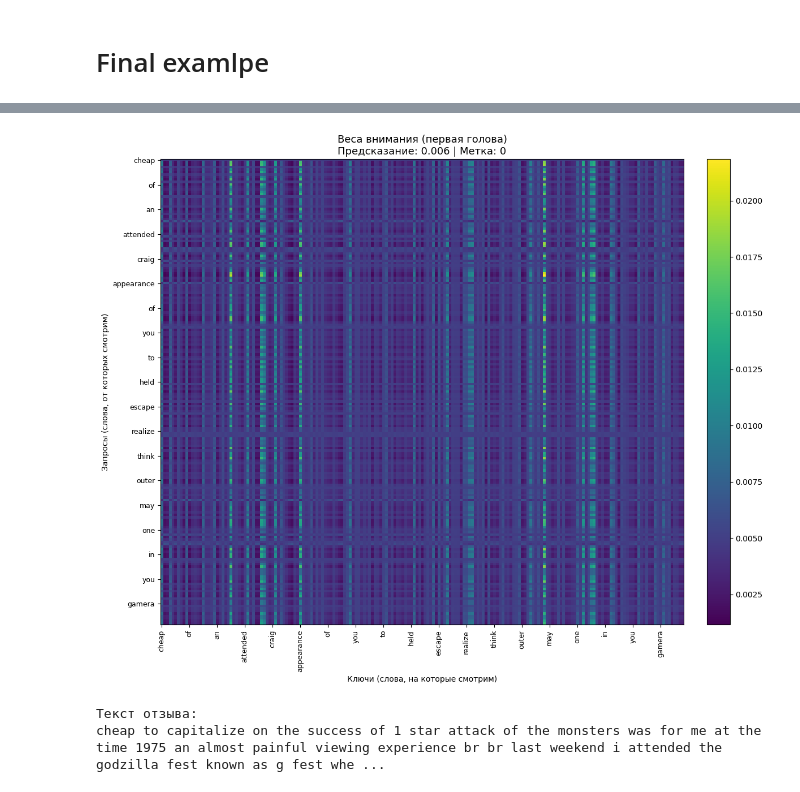
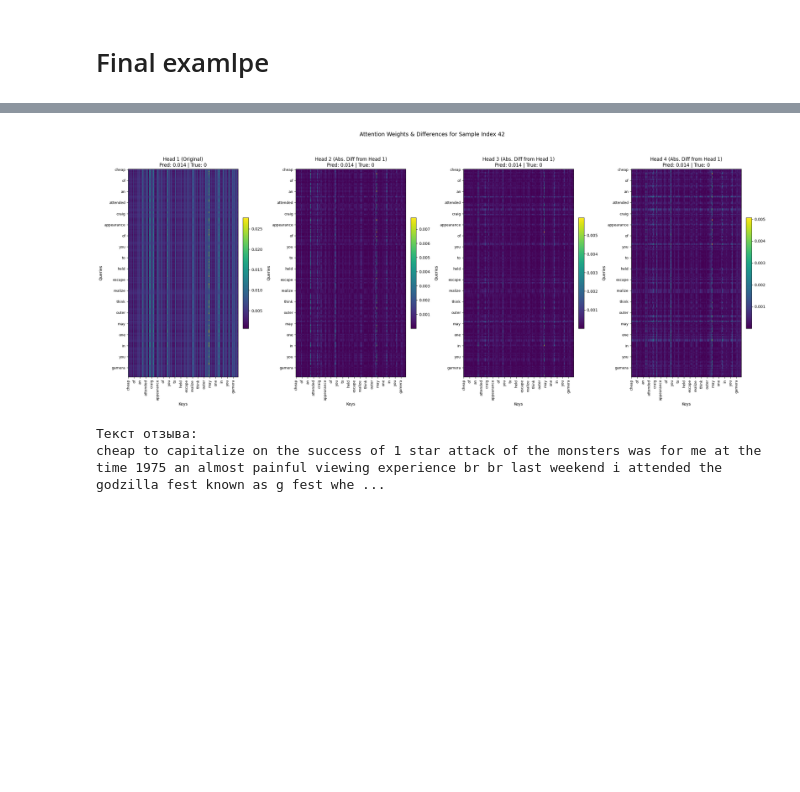
Before and after one commit to TAUforPython/machinelearning, a Jupyter notebook: example AE and Transformer attention.ipynb, the cells around one changed output, grey strips where cells are left out. Drawn from its saved outputs; the diff is of its cells as text; code cells hidden in the pictures; blank space fills up the shorter version.

```diff
--- a/example AE and Transformer attention.ipynb
+++ b/example AE and Transformer attention.ipynb
@@ -552,7 +563,7 @@ class PositionalEmbedding(layers.Layer):
         return self.token_emb(x) + self.pos_emb(positions)
 
 # ----------------------------
-# 1. Scaled Dot-Product Attention (возвращает веса!)
+# 1. Scaled Dot-Product Attention (возвращает веса!) - NO CHANGE
 # ----------------------------
 def scaled_dot_product_attention(Q, K, V, mask=None):
     matmul_qk = tf.matmul(Q, K, transpose_b=True)
@@ -603,9 +614,7 @@ class MultiHeadAttention(layers.Layer):
         output = self.Wo(concat_attention)
 
         if return_attention_weights:
-            # Возвращаем среднее по головам или первую голову — выберем первую
-            # attention_weights: (batch, num_heads, seq_len, seq_len)
-            return output, attention_weights[:, 0, :, :]  # первая голова
+            return output, attention_weights  # <<< Return all heads' weights
         return output
 
 # ----------------------------
@@ -687,7 +696,7 @@ true_label = y_test[sample_idx]
 # Получаем предсказание и веса внимания
 pred, attn_weights = model(input_seq, return_attention_weights=True)
 pred = float(pred[0, 0])
-attn_weights = attn_weights[0].numpy()  # (seq_len, seq_len)
+# attn_weights now has shape (1, num_heads, seq_len, seq_len)
 
 # Декодируем текст
 decoded = decode_review(x_test[sample_idx])
@@ -695,10 +704,11 @@ words = [w for w in decoded.split() if w != '?']
 actual_len = len(words)
 
 # Обрежем матрицу внимания до реальной длины (без padding)
-attn_trimmed = attn_weights[:actual_len, :actual_len]
+# Select the first head for this visualization, as requested initially
+attn_trimmed = attn_weights[0, 0, :actual_len, :actual_len].numpy()
 
 # Визуализация
-plt.figure(figsize=(10, 8))
+plt.figure(figsize=(10, 4))
 plt.imshow(attn_trimmed, cmap='viridis', aspect='auto')
 plt.colorbar()
 plt.title(f'Веса внимания (голова 1)\nПредсказание: {pred:.3f} | Истинный класс: {true_label}', fontsize=12)
@@ -816,7 +824,7 @@ class MultiHeadAttention(layers.Layer):
         concat_attention = tf.reshape(scaled_attention, (batch_size, -1, self.embed_dim))
         output = self.Wo(concat_attention)
         if return_weights:
-            return output, attn_weights[:, 0, :, :]  # первая голова
+            return output, attn_weights  # Return all heads' weights
         return output
 
 class TransformerBlock(layers.Layer):
@@ -887,7 +895,11 @@ if os.path.exists(model_path):
 else:
     print("Обучаем новую модель...")
     model = TransformerForAttention(maxlen, vocab_size, embedding_dim, num_heads, ff_dim)
-    model.compile(optimizer='adam', loss='binary_crossentropy', metrics=['accuracy'])
+    model.compile(
+        optimizer='adam',
+        loss='binary_crossentropy',
+        metrics=['accuracy']
+    )
     model.fit(
         x_train, y_train,
         batch_size=batch_size,
@@ -901,13 +913,13 @@ else:
 # ----------------------------
 # Функция визуализации внимания
 # ----------------------------
-def predict_and_visualize_attention(sample_idx=0):
+def predict_and_visualize_attention(sample_idx=0, num_heads_to_show=1):
     input_seq = x_test[sample_idx:sample_idx+1]  # (1, maxlen)
     true_label = y_test[sample_idx]
 
-    pred, attn_weights = model(input_seq, return_weights=True)
+    pred, all_attn_weights = model(input_seq, return_weights=True)
     pred_score = float(pred[0, 0])
-    attn = attn_weights[0].numpy()  # (seq_len, seq_len)
+    # all_attn_weights now has shape (1, num_heads, seq_len, seq_len)
 
     # Декодируем текст
     decoded = decode_review(x_test[sample_idx])
@@ -918,23 +930,43 @@ def predict_and_visualize_attention(sample_idx=0):
         print("Пустой отзыв!")
         return
 
-    # Обрезаем матрицу внимания до реальной длины
-    attn_trimmed = attn[:actual_len, :actual_len]
+    # Определяем количество голов для отображения
+    # We will show the first head, and then differences for others
+    display_plots = num_heads # Always show all heads for comparison/difference
 
-    # Визуализация
-    plt.figure(figsize=(12, 10))
-    im = plt.imshow(attn_trimmed, cmap='viridis', aspect='auto')
-    plt.colorbar(im, fraction=0.046, pad=0.04)
-    plt.title(f'Веса внимания (первая голова)\nПредсказание: {pred_score:.3f} | Метка: {true_label}', fontsize=13)
-    plt.xlabel('Ключи (слова, на которые смотрим)')
-    plt.ylabel('Запросы (слова, от которых смотрим)')
+    fig, axes = plt.subplots(1, display_plots, figsize=(6 * display_plots, 10))
+    if display_plots == 1:
+        axes = [axes] # Ensure axes is iterable even for 1 plot
 
-    # Подписи: не более 20 слов на ось
-    step = max(1, (actual_len + 19) // 20)
-    plt.xticks(range(0, actual_len, step), [words[i] for i in range(0, actual_len, step)], rotation=90, fontsize=9)
-    plt.yticks(range(0, actual_len, step), [words[i] for i in range(0, actual_len, step)], fontsize=9)
+    # Get the attention weights for the first head as reference
+    first_head_attn = all_attn_weights[0, 0, :actual_len, :actual_len].numpy()
 
-    plt.tight_layout()
+    for i in range(display_plots):
+        ax = axes[i]
+        current_head_attn = all_attn_weights[0, i, :actual_len, :actual_len].numpy()
+
+        if i == 0:
+            # Plot the first head normally
+            plot_data = first_head_attn
+            title_suffix = ' (Original)'
+        else:
+            # Plot the absolute difference from the first head
+            plot_data = np.abs(current_head_attn - first_head_attn)
+            title_suffix = ' (Abs. Diff from Head 1)'
+
+        im = ax.imshow(plot_data, cmap='viridis', aspect='auto')
+        fig.colorbar(im, ax=ax, fraction=0.046, pad=0.04)
+        ax.set_title(f'Head {i+1}{title_suffix}\nPred: {pred_score:.3f} | True: {true_label}', fontsize=12)
+        ax.set_xlabel('Keys')
+        ax.set_ylabel('Queries')
+
+        # Подписи осей — только каждое 3-е слово, чтобы не перегружать
+        step_labels = max(1, (actual_len + 19) // 20)
+        ax.set_xticks(range(0, actual_len, step_labels), [words[k] for k in range(0, actual_len, step_labels)], rotation=90, fontsize=9)
+        ax.set_yticks(range(0, actual_len, step_labels), [words[k] for k in range(0, actual_len, step_labels)], fontsize=9)
+
+    plt.suptitle(f'Attention Weights & Differences for Sample Index {sample_idx}', fontsize=14, y=1.02)
+    plt.tight_layout(rect=[0, 0.03, 1, 0.98]) # Adjust layout to make space for suptitle
     plt.show()
 
     print("\nТекст отзыва:")
@@ -946,7 +978,7 @@ def predict_and_visualize_attention(sample_idx=0):
 print("\n" + "="*50)
 print("Визуализация внимания для примера из тестового набора")
 print("="*50)
-predict_and_visualize_attention(sample_idx=42)  # попробуй разные индексы: 0, 10, 42, 100...
+predict_and_visualize_attention(sample_idx=42, num_heads_to_show=num_heads)  # покажем все головы
 # %% [output]
 Загрузка данных IMDB...
 Обучаем новую модель...
@@ -957,7 +989,7 @@ Epoch 2/2
 
 ==================================================
 Визуализация внимания для примера из тестового набора
 ==================================================
-[figure, old version]
+[figure, new version]
 Текст отзыва:
 cheap to capitalize on the success of 1 star attack of the monsters was for me at the time 1975 an almost painful viewing experience br br last weekend i attended the godzilla fest known as g fest whe ...
```
Also changed, not shown: parts of 10 cells of this notebook.
